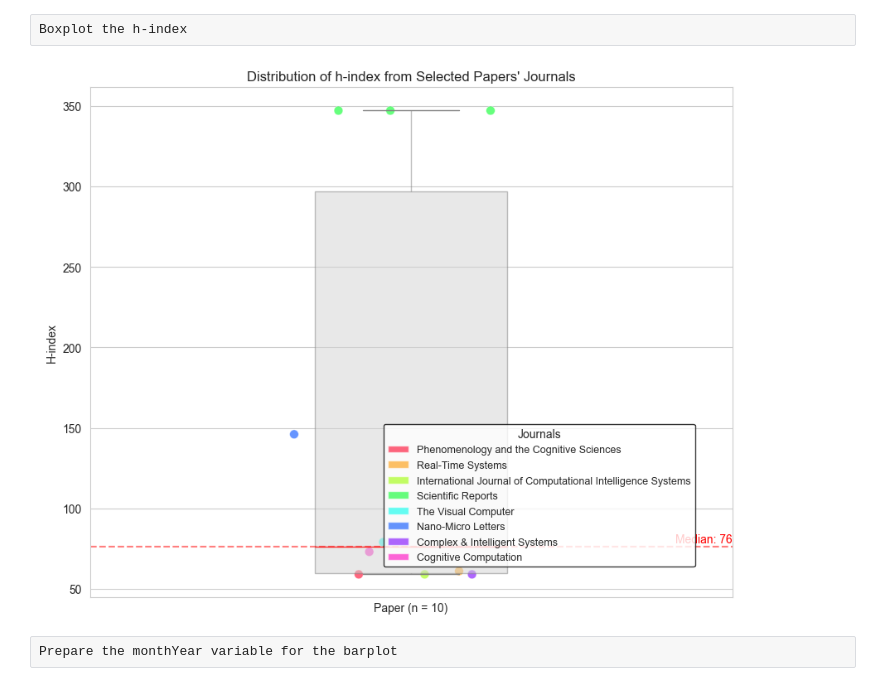
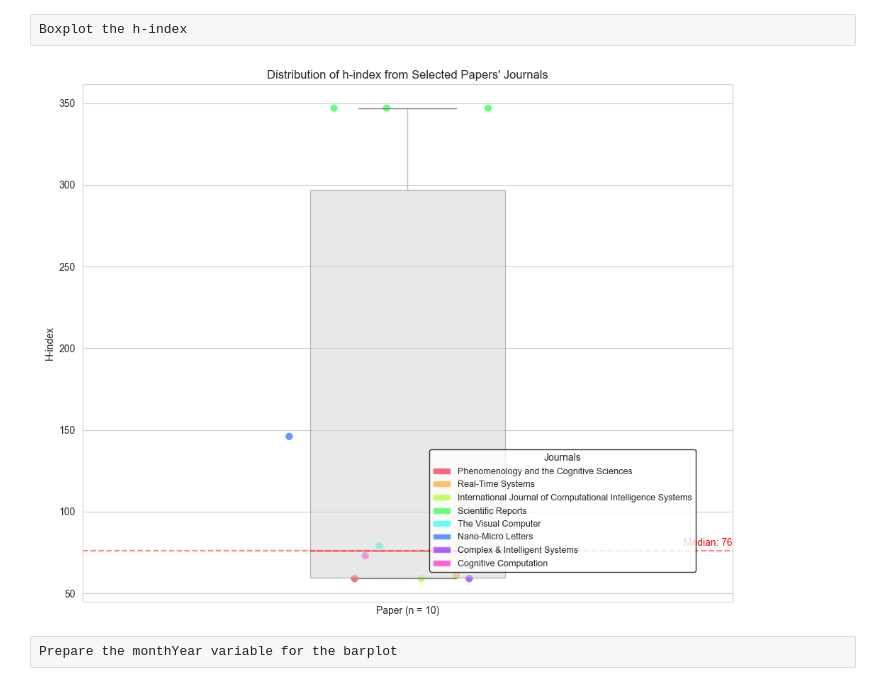
Before and after one commit to Samuel-Chapuis/CS-NFTM-Fork, a Jupyter notebook: State_of_the_Art/dataVis.ipynb, the cells around one changed output. Saved outputs shown, nothing was run; the diff lists cells and outputs as text; code cells hidden in the pictures.

```diff
--- a/State_of_the_Art/dataVis.ipynb
+++ b/State_of_the_Art/dataVis.ipynb
@@ -158,34 +158,36 @@ plt.title("Distribution of h-index from Selected Papers' Journals")
 plt.ylabel("H-index")
 n = len(df_filtered)
 plt.xlabel(f'Paper (n = {n})')
 plt.yticks(fontsize=10)
 plt.xticks([])
 plt.xlim(-0.5, 0.5)
 
 # Add median text (adjusted to avoid legend overlap)
 plt.text(0.5, median_val+3, f'Median: {median_val:.0f}',  # Moved slightly lower
          color='red', ha='right', fontsize=10)
 
 # Create legend for journals and place in bottom right
 legend_elements = [Patch(facecolor=plt.cm.gist_rainbow(i/(n_journals-1)),
                          label=name,
                          alpha=0.6)  # Match scatter plot alpha
                   for i, name in enumerate(unique_names)]
 
 # Place legend in bottom right inside the plot
 plt.legend(handles=legend_elements,
            title='Journals',
            loc='lower right',
            bbox_to_anchor=(0.95, 0.05),  # 0.95=right edge, 0.05=bottom
            frameon=True,
            framealpha=0.8,  # Semi-transparent background
            edgecolor='black',
            fontsize=9)  # Slightly smaller font
 
 #plt.tight_layout()
+plt.tight_layout()  # Ensures proper spacing
+plt.savefig('h_index_distribution.png', dpi=300, bbox_inches='tight')
 plt.show()
 # %% [output]
-[figure, old version]
+[figure, new version]
 # %% [raw]
 Prepare the monthYear variable for the barplot
 # %%
```
Also changed, not shown: parts of 1 cell of this notebook, 5 other files.
